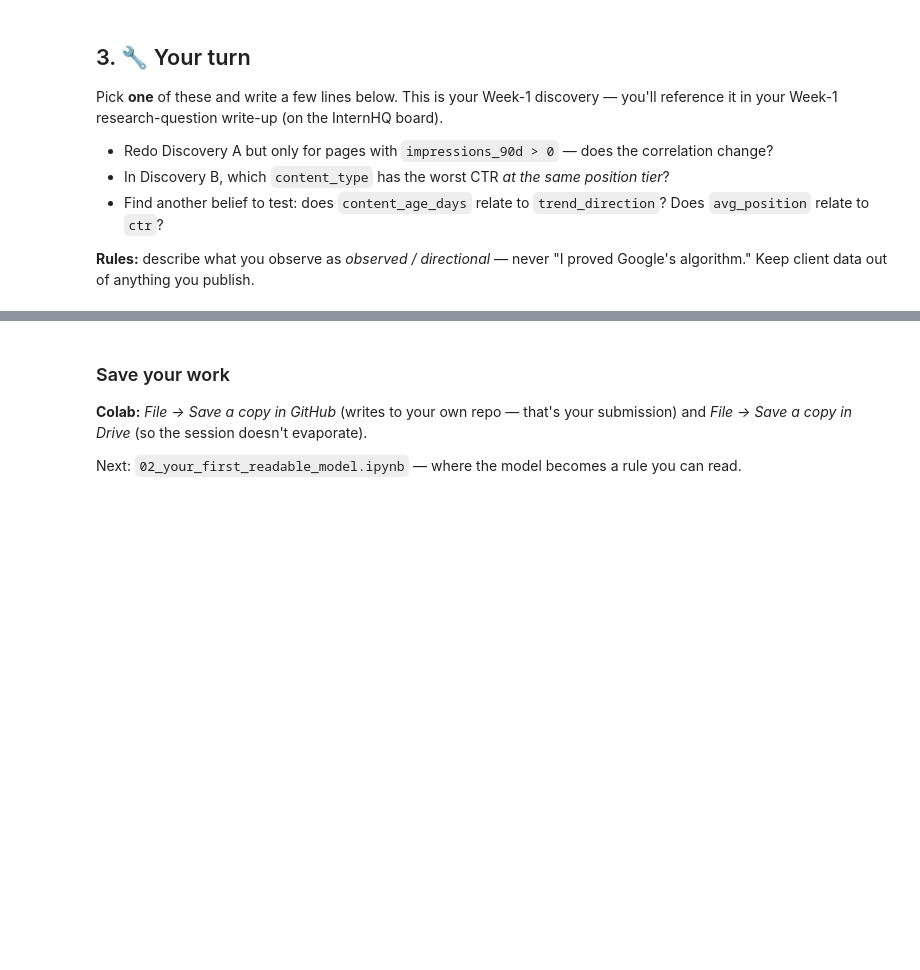
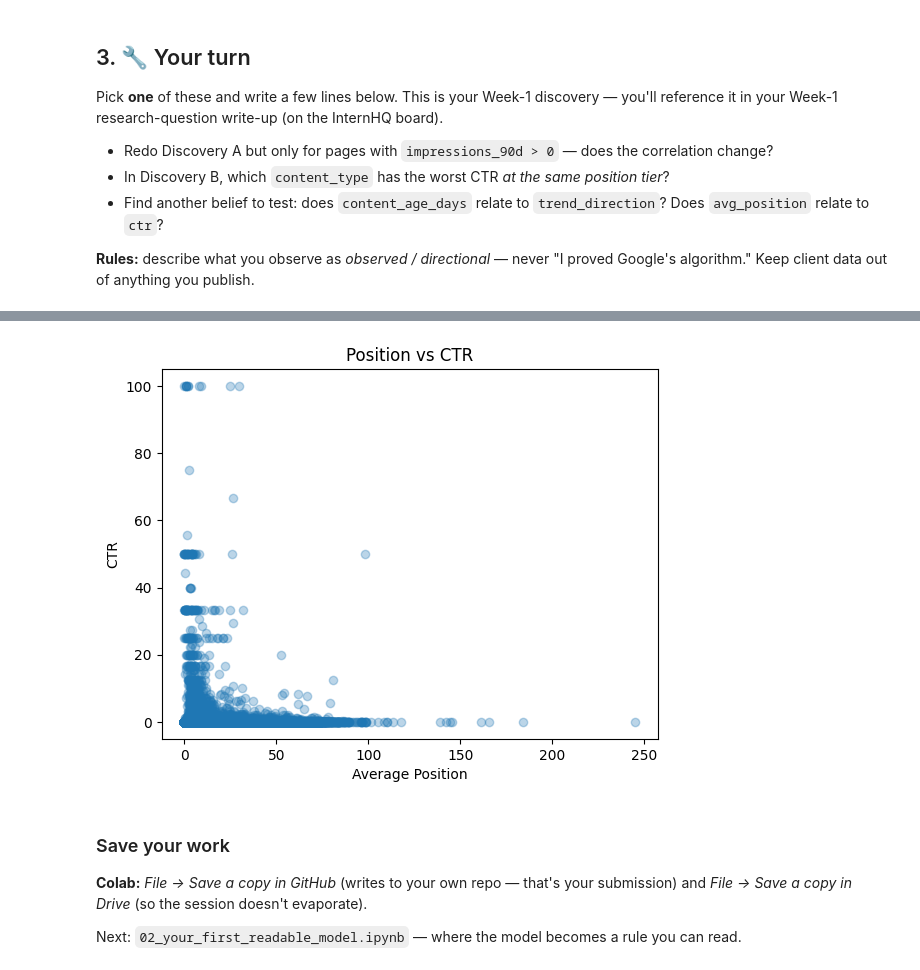
Before and after one commit to talhabutt72/flyrank-ml-internship, a Jupyter notebook: notebooks/01_first_look_and_discovery.ipynb, the cells around one changed output, grey strips where cells are left out. Saved outputs shown, nothing was run; the diff lists cells and outputs as text; code cells hidden in the pictures; blank space fills up the shorter version.

```diff
--- a/notebooks/01_first_look_and_discovery.ipynb
+++ b/notebooks/01_first_look_and_discovery.ipynb
@@ -102,3 +171,14 @@ Pick **one** of these and write a few lines below. This is your Week-1 discovery
+# %%
+df[['avg_position', 'ctr']].corr()
+
+# Scatter plot to see the shape of the relationship
+plt.scatter(df['avg_position'], df['ctr'], alpha=0.3)
+plt.xlabel('Average Position')
+plt.ylabel('CTR')
+plt.title('Position vs CTR')
+plt.show()
+# %% [output]
+[figure, added]
 # %% [markdown]
 ### Save your work
 **Colab:** *File → Save a copy in GitHub* (writes to your own repo — that's your submission) and *File → Save a copy in Drive* (so the session doesn't evaporate).
```
Also changed, not shown: parts of 8 cells of this notebook.
